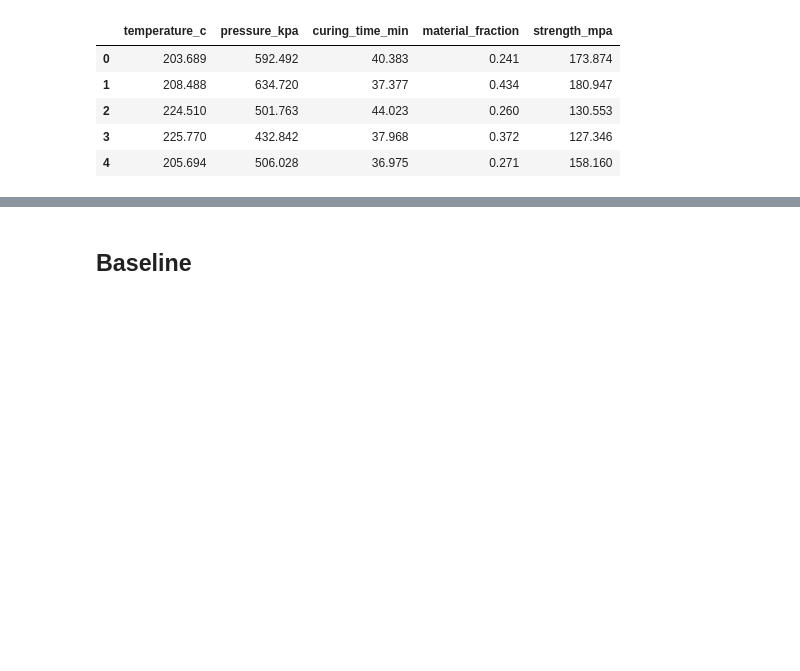
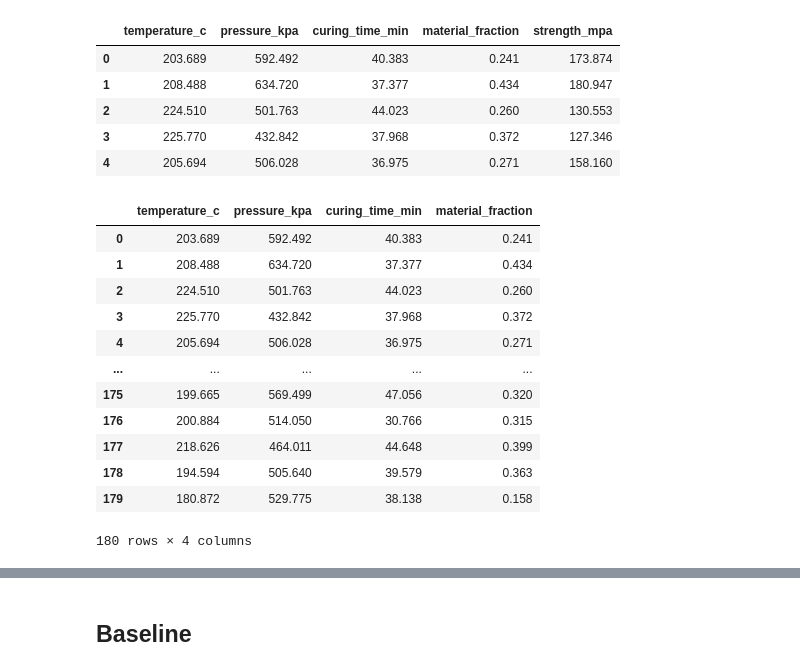
Before and after one commit to NITYA1J/COE-AI-Workshop, a Jupyter notebook: Session3_ML.ipynb, the cells around one changed output, grey strips where cells are left out. Cells and saved outputs as stored; diff of their text form; code cells hidden in the pictures; blank space fills up the shorter version.

```diff
--- a/Session3_ML.ipynb
+++ b/Session3_ML.ipynb
@@ -31,0 +41,16 @@ df.head()
+# %%
+X
+# %% [output]
+|  | temperature_c | pressure_kpa | curing_time_min | material_fraction |
+| 0 | 203.689 | 592.492 | 40.383 | 0.241 |
+| 1 | 208.488 | 634.720 | 37.377 | 0.434 |
+| 2 | 224.510 | 501.763 | 44.023 | 0.260 |
+| 3 | 225.770 | 432.842 | 37.968 | 0.372 |
+| 4 | 205.694 | 506.028 | 36.975 | 0.271 |
+| ... | ... | ... | ... | ... |
+| 175 | 199.665 | 569.499 | 47.056 | 0.320 |
+| 176 | 200.884 | 514.050 | 30.766 | 0.315 |
+| 177 | 218.626 | 464.011 | 44.648 | 0.399 |
+| 178 | 194.594 | 505.640 | 39.579 | 0.363 |
+| 179 | 180.872 | 529.775 | 38.138 | 0.158 |
+180 rows × 4 columns
```
Also changed, not shown: parts of 7 cells of this notebook.
